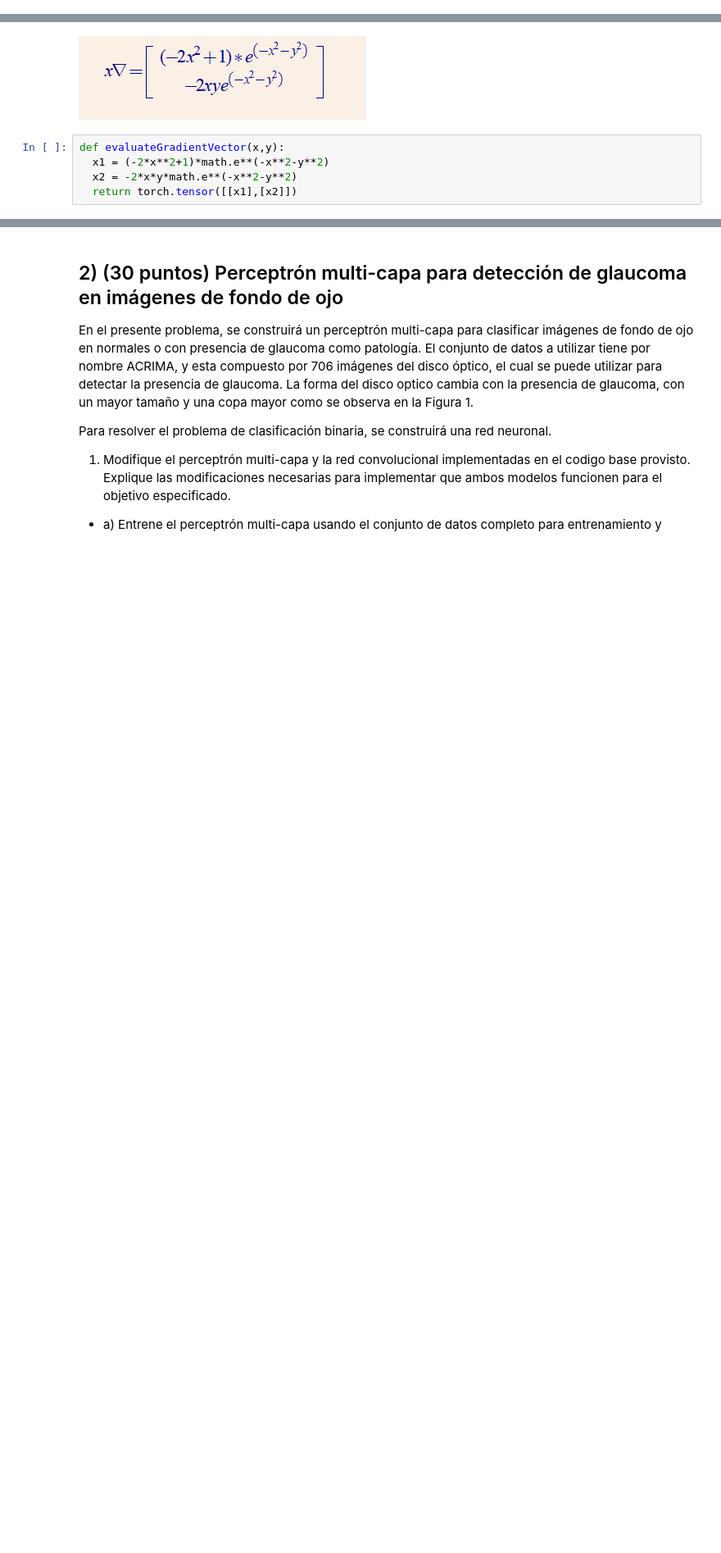
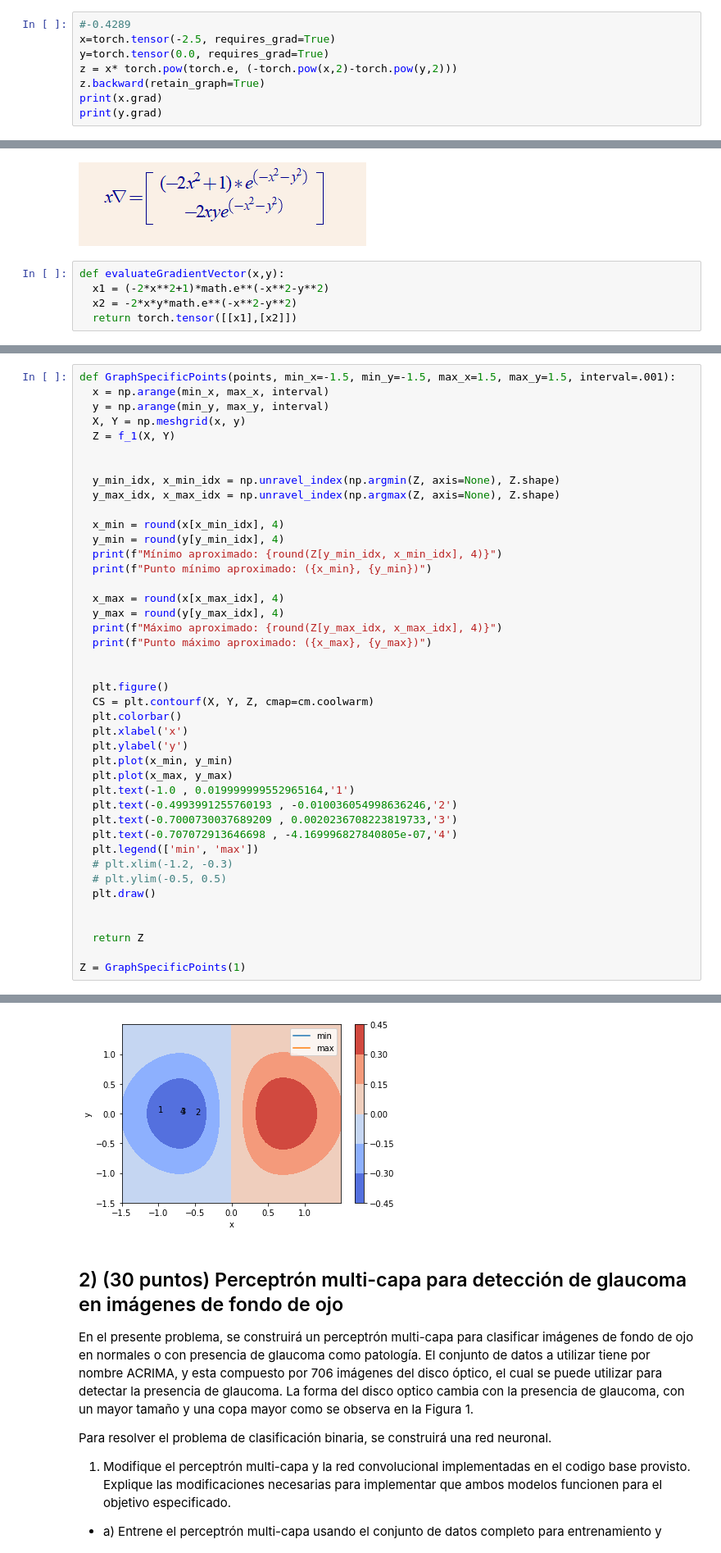
Before and after one commit to evillag/TEC_DL_II-2022, a Jupyter notebook: TP1/TP1_IBVOEV.ipynb, the cells around one changed output, grey strips where cells are left out. Shown at 82% size. Drawn from its saved outputs; the diff is of its cells as text; blank space fills up the shorter version.

```diff
--- a/TP1/TP1_IBVOEV.ipynb
+++ b/TP1/TP1_IBVOEV.ipynb
@@ -168,3 +307,11 @@ Punto máximo aproximado: (0.707, -0.0)
 4. Escoga una de las corridas y en una gráfica muestre los puntos probados por el algoritmo.
 # %% [markdown]
 ![image.png](embedded-picture-1)
+# %%
+#-0.4289
+x=torch.tensor(-2.5, requires_grad=True)
+y=torch.tensor(0.0, requires_grad=True)
+z = x* torch.pow(torch.e, (-torch.pow(x,2)-torch.pow(y,2)))
+z.backward(retain_graph=True)
+print(x.grad)
+print(y.grad)
@@ -239,0 +384,43 @@ X(t+1):  tensor([[13.],
+# %%
+def GraphSpecificPoints(points, min_x=-1.5, min_y=-1.5, max_x=1.5, max_y=1.5, interval=.001):
+  x = np.arange(min_x, max_x, interval)
+  y = np.arange(min_y, max_y, interval)
+  X, Y = np.meshgrid(x, y)
+  Z = f_1(X, Y)
+
+
+  y_min_idx, x_min_idx = np.unravel_index(np.argmin(Z, axis=None), Z.shape)
+  y_max_idx, x_max_idx = np.unravel_index(np.argmax(Z, axis=None), Z.shape)
+
+  x_min = round(x[x_min_idx], 4)
+  y_min = round(y[y_min_idx], 4)
+  print(f"Mínimo aproximado: {round(Z[y_min_idx, x_min_idx], 4)}")
+  print(f"Punto mínimo aproximado: ({x_min}, {y_min})")
+
+  x_max = round(x[x_max_idx], 4)
+  y_max = round(y[y_max_idx], 4)
+  print(f"Máximo aproximado: {round(Z[y_max_idx, x_max_idx], 4)}")
+  print(f"Punto máximo aproximado: ({x_max}, {y_max})")
+
+
+  plt.figure()
+  CS = plt.contourf(X, Y, Z, cmap=cm.coolwarm)
+  plt.colorbar()
+  plt.xlabel('x')
+  plt.ylabel('y')
+  plt.plot(x_min, y_min)
+  plt.plot(x_max, y_max)
+  plt.text(-1.0 , 0.019999999552965164,'1')
+  plt.text(-0.4993991255760193 , -0.010036054998636246,'2')
+  plt.text(-0.7000730037689209 , 0.0020236708223819733,'3')
+  plt.text(-0.707072913646698 , -4.169996827840805e-07,'4')
+  plt.legend(['min', 'max'])
+  # plt.xlim(-1.2, -0.3)
+  # plt.ylim(-0.5, 0.5)
+  plt.draw()
+
+
+  return Z
+
+Z = GraphSpecificPoints(1)
+# %% [output]
@@ -240,3 +431,4 @@ X(t+1):  tensor([[13.],
+[figure, added]
 # %% [markdown]
 ## 2) (30 puntos) Perceptrón multi-capa para detección de glaucoma en imágenes de fondo de ojo
 
```
Also changed, not shown: parts of 13 cells of this notebook.
